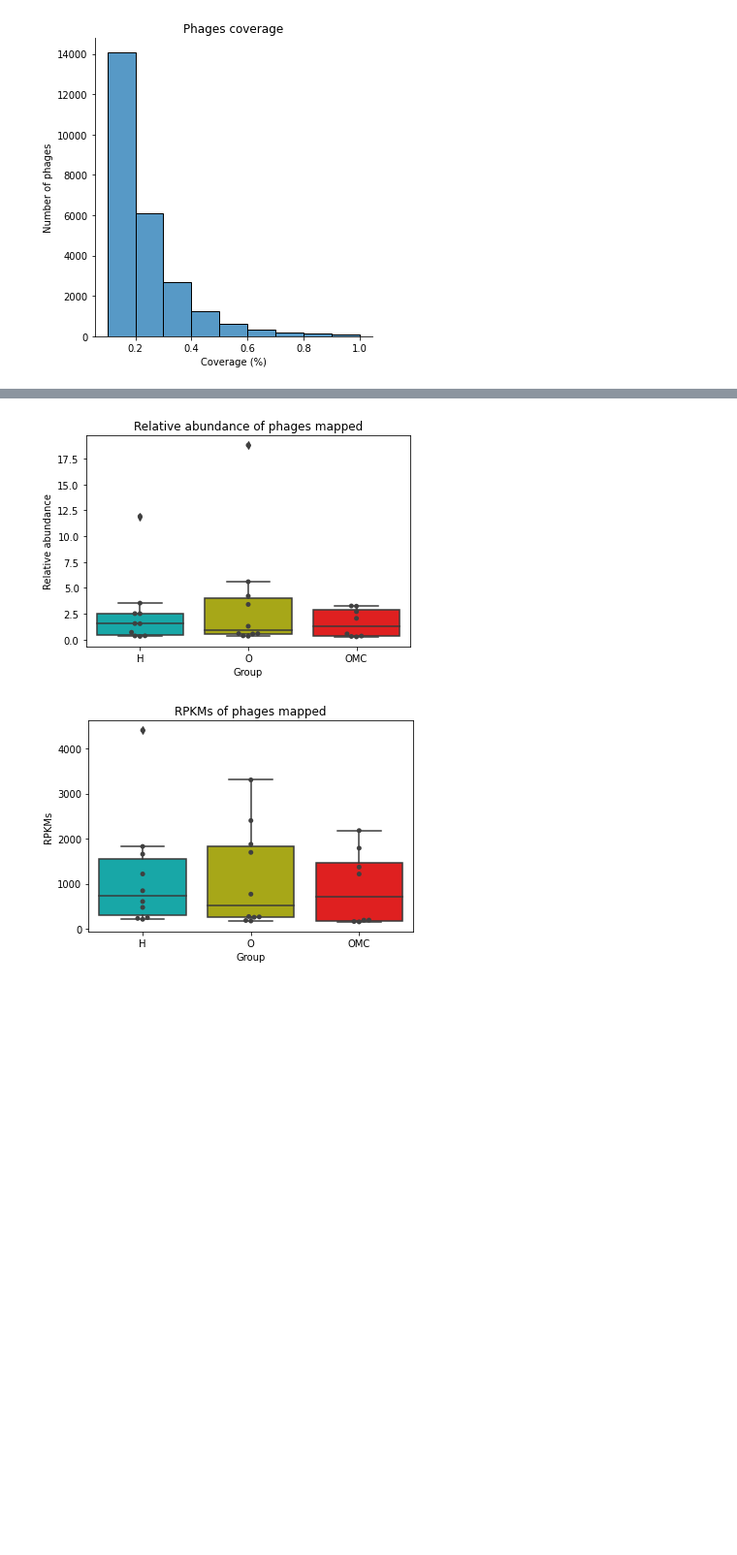
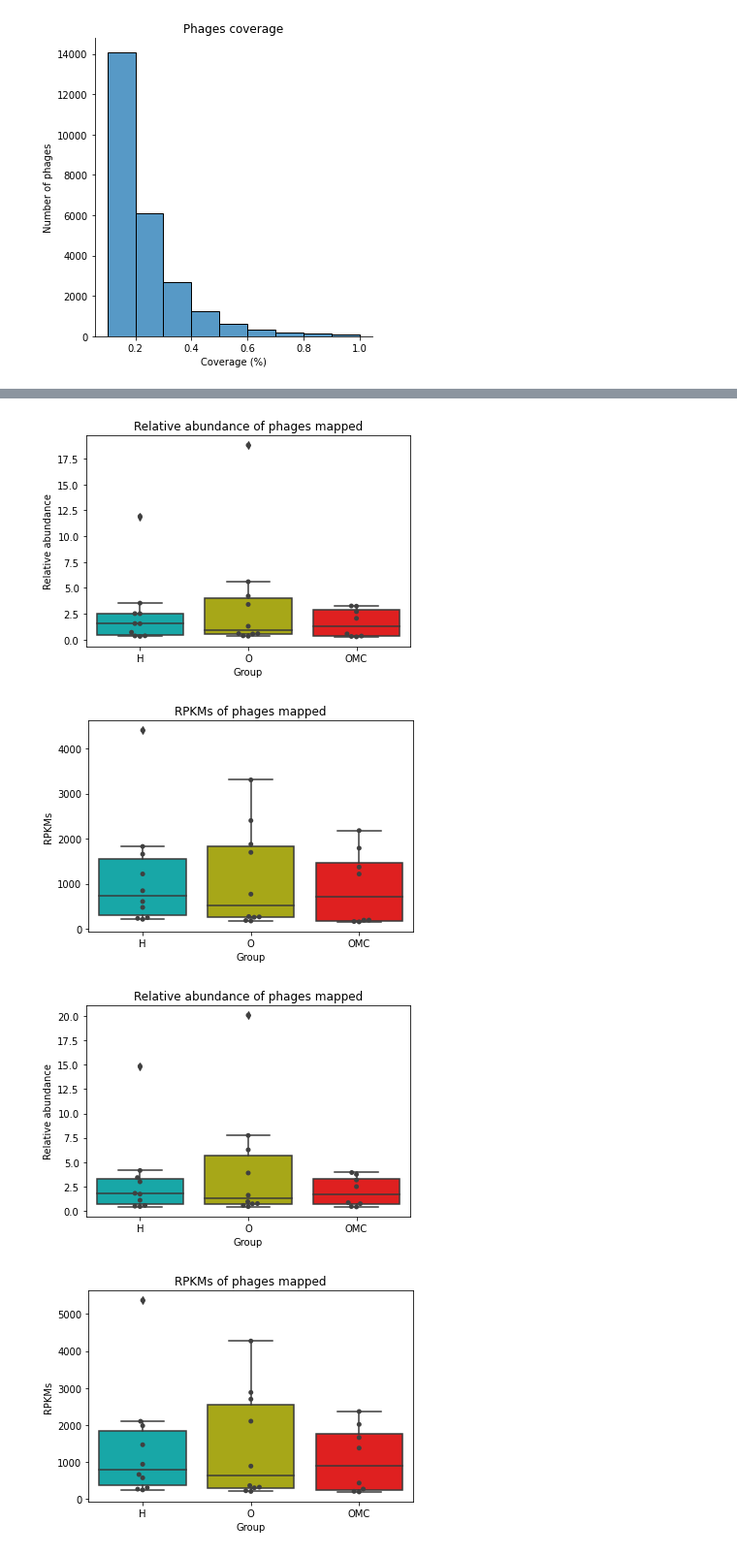
Before and after one commit to LuiguiGallardo/amps_phages, a Jupyter notebook: 03_logs/phages_log_13062022.ipynb, the cells around one changed output, grey strips where cells are left out. Shown: that part at 97% size. Saved outputs shown, nothing was run; the diff lists cells and outputs as text; code cells hidden in the pictures; blank space fills up the shorter version.

Commit message:
Creation of new LEfSe plots

```diff
--- a/03_logs/phages_log_13062022.ipynb
+++ b/03_logs/phages_log_13062022.ipynb
@@ -49,41 +49,59 @@ data_phages = pd.read_csv("../01_tables/data_sample_phages.txt", sep="\t")
 colors = {"H": "c", "O": "y", "OMC": "r"}
 
 # Number of phages
 phages_sample = sns.boxplot(x=data_phages["group"], y=data_phages["phages"], palette=colors)
 phages_sample = sns.swarmplot(x=data_phages["group"], y=data_phages["phages"], color=".25")
 phages_sample.set(title="Number of phages mapped", xlabel="Group", ylabel="Number of phages")
 plt.savefig("../02_graphs/phages_sample.svg")
 plt.show()
 plt.close()
 
 # Absolute abundance
 phages_abundance_sample = sns.boxplot(x=data_phages["group"], y=data_phages["absolute_abundance"], palette=colors)
 phages_abundance_sample = sns.swarmplot(x=data_phages["group"], y=data_phages["absolute_abundance"], color=".25")
 phages_abundance_sample.set(title="Absolute abundance of phages mapped", xlabel="Group", ylabel="Number of reads")
 plt.savefig("../02_graphs/phages_abundance_sample.svg")
 plt.show()
 plt.close()
 
-# Relative abundance
-phages_abundance_sample = sns.boxplot(x=data_phages["group"], y=data_phages["relative_abundance"], palette=colors)
-phages_abundance_sample = sns.swarmplot(x=data_phages["group"], y=data_phages["relative_abundance"], color=".25")
+# Relative abundance 75
+phages_abundance_sample = sns.boxplot(x=data_phages["group"], y=data_phages["relative_abundance_75"], palette=colors)
+phages_abundance_sample = sns.swarmplot(x=data_phages["group"], y=data_phages["relative_abundance_75"], color=".25")
 phages_abundance_sample.set(title="Relative abundance of phages mapped", xlabel="Group", ylabel="Relative abundance")
-plt.savefig("../02_graphs/phages_relab_sample.svg")
+plt.savefig("../02_graphs/phages_relab_75_sample.svg")
 plt.show()
 plt.close()
 
-# RPKM
-phages_abundance_sample = sns.boxplot(x=data_phages["group"], y=data_phages["rpkm"], palette=colors)
-phages_abundance_sample = sns.swarmplot(x=data_phages["group"], y=data_phages["rpkm"], color=".25")
+# RPKM 75
+phages_abundance_sample = sns.boxplot(x=data_phages["group"], y=data_phages["rpkm_75"], palette=colors)
+phages_abundance_sample = sns.swarmplot(x=data_phages["group"], y=data_phages["rpkm_75"], color=".25")
 phages_abundance_sample.set(title="RPKMs of phages mapped", xlabel="Group", ylabel="RPKMs")
-plt.savefig("../02_graphs/phages_rpkm_sample.svg")
+plt.savefig("../02_graphs/phages_rpkm_75_sample.svg")
 plt.show()
 plt.close()
+
+# Relative abundance 70
+phages_abundance_sample = sns.boxplot(x=data_phages["group"], y=data_phages["relative_abundance_70"], palette=colors)
+phages_abundance_sample = sns.swarmplot(x=data_phages["group"], y=data_phages["relative_abundance_70"], color=".25")
+phages_abundance_sample.set(title="Relative abundance of phages mapped", xlabel="Group", ylabel="Relative abundance")
+plt.savefig("../02_graphs/phages_relab_70_sample.svg")
+plt.show()
+plt.close()
+
+# RPKM 70
+phages_abundance_sample = sns.boxplot(x=data_phages["group"], y=data_phages["rpkm_70"], palette=colors)
+phages_abundance_sample = sns.swarmplot(x=data_phages["group"], y=data_phages["rpkm_70"], color=".25")
+phages_abundance_sample.set(title="RPKMs of phages mapped", xlabel="Group", ylabel="RPKMs")
+plt.savefig("../02_graphs/phages_rpkm_70_sample.svg")
+plt.show()
+plt.close()
 # %% [output]
 [figure]
 [figure]
 [figure]
 [figure]
+[figure, added]
+[figure, added]
 # %%
 # Barplots
 # Number of phages
```
Also changed, not shown: parts of 1 cell of this notebook, 24 other files.
